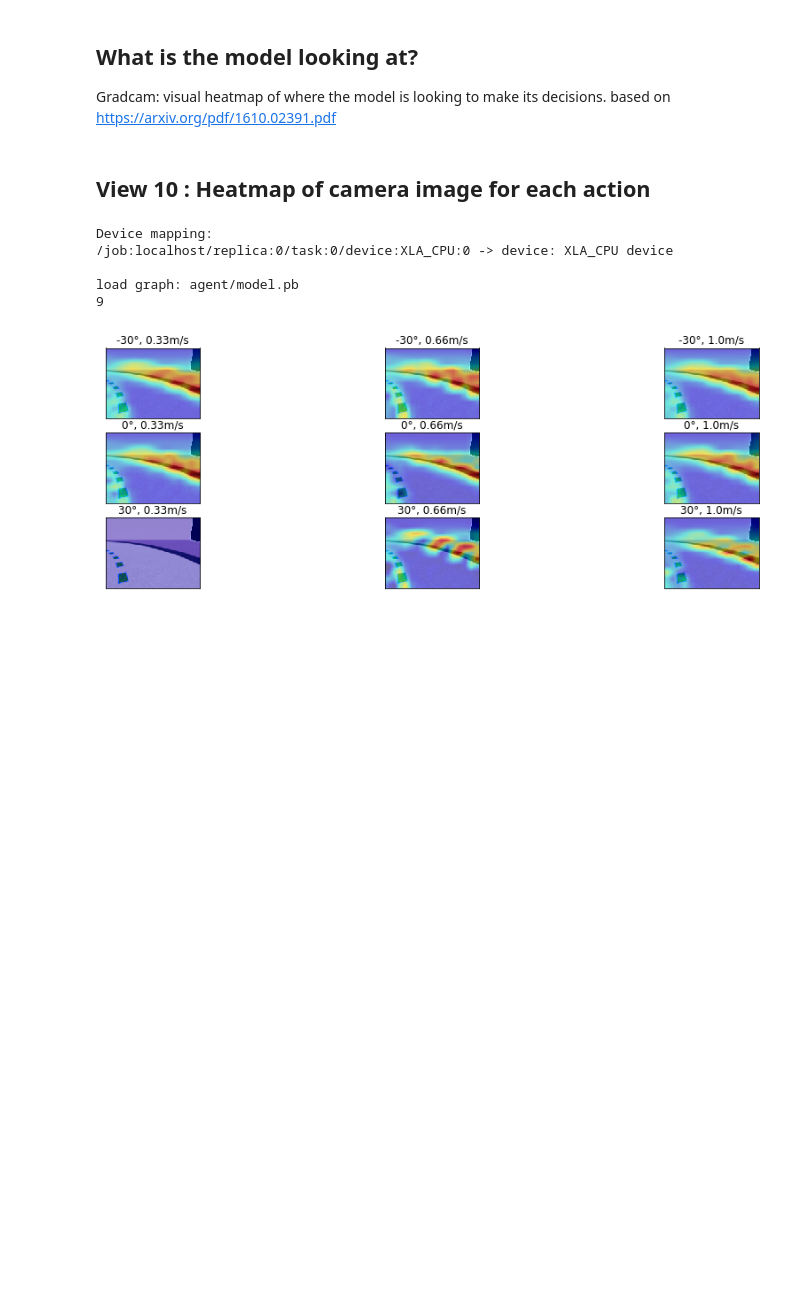
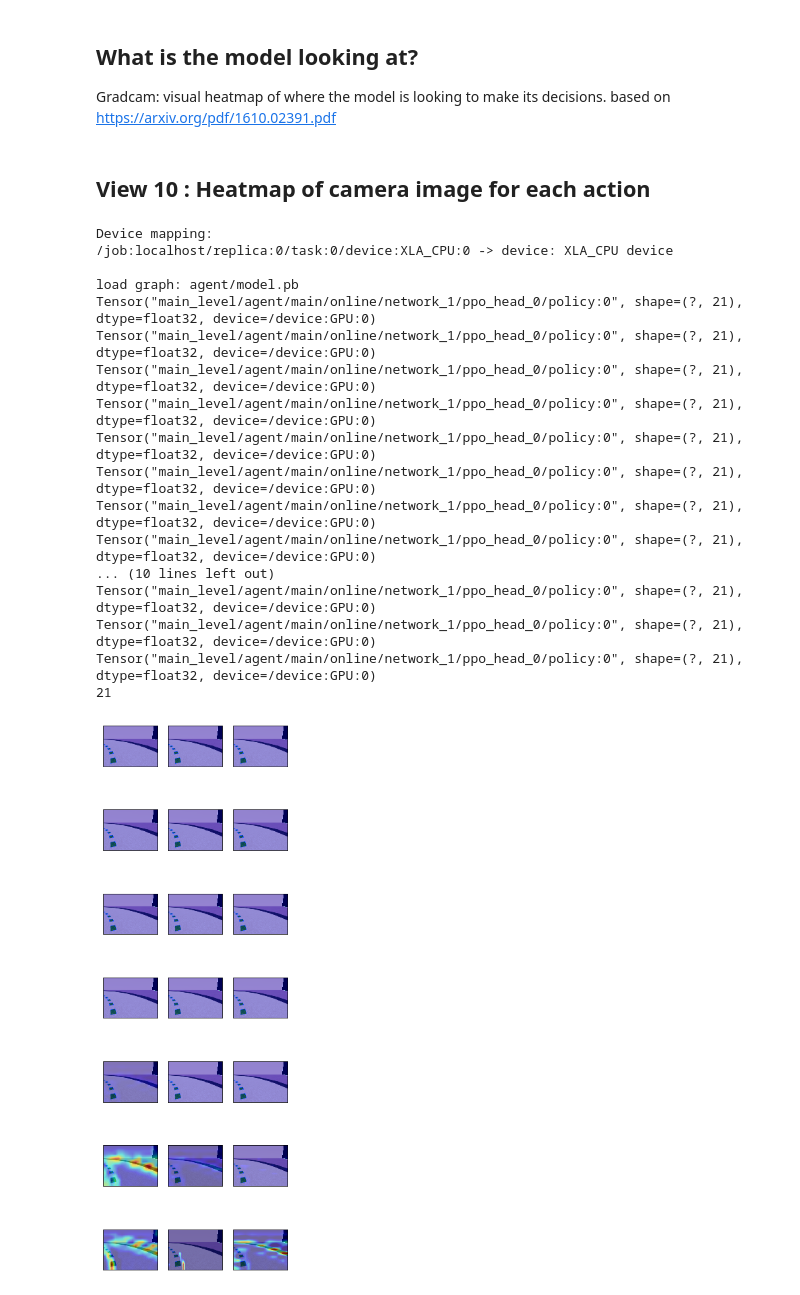
Before and after one commit to itemhsu/DeepraceLog2018, a Jupyter notebook: DeepRacer 2018 reInvent Log Analysis.ipynb, the cells around one changed output. Cells and saved outputs as stored; diff of their text form; code cells hidden in the pictures; blank space fills up the shorter version.

```diff
--- a/DeepRacer 2018 reInvent Log Analysis.ipynb
+++ b/DeepRacer 2018 reInvent Log Analysis.ipynb
@@ -451,7 +270,11 @@ def plot_top_laps(sorted_idx, n_laps=5):
 # %% [markdown]
 ## Load the training log
 # %%
-df = pd.read_csv(merged_simtrace_path)
+#df = pd.read_csv(merged_simtrace_path)
+TRAINING_ITERATION=20
+data = load_data(robomaker_log)
+df = convert_to_pandas(data, None)
+
 iteration_arr = np.arange(math.ceil(df.episode.max()/TRAINING_ITERATION)+1) * TRAINING_ITERATION
 df['iteration'] = np.digitize(df.episode, iteration_arr)
 df = df.rename(columns={"X": "x", "Y": "y", "tstamp": "timestamp"})
@@ -720,29 +552,3 @@ is the model making decisions that are "too close" or is it confident for the la
 ## Download  the model (provided as an example).
 ### We recommend downloading only the ones you are interested in
 ### You have to specify the path of model ,  the prefix is DeepRacer-SageMaker-rlmdl  and the latest directory is what you want
-# %%
-#training_job parsing
-
-x=training_job.split('-')
-# x[4] is datetime stamp
-datetime_stamp=x[4]
-
-import boto3
-s3 = boto3.resource('s3')
-my_bucket = s3.Bucket(s3_bucket)
-targetModel=""
-
-#for my_bucket_object in my_bucket.objects.all():
-for my_bucket_object in my_bucket.objects.filter(Prefix='DeepRacer-SageMaker-rlmdl-'):
-    if datetime_stamp in my_bucket_object.key:
-        print(my_bucket_object.key)
-        targetModel=my_bucket_object.key
-
-
-
-modelPath="s3://{}/".format(s3_bucket)
-modelPath=modelPath+targetModel
-#modelPath=modelPath+"DeepRacer-SageMaker-rlmdl-966911974471-20200612075651-dcffe9b4-a98c-447c-992b-09e0b358a97d/"
-#modelPath=modelPath+"dr-sm-rltj--20200612075652-411481de-7465-4ad2-bea9-8162fe1b7fd0/"
-#modelPath=modelPath+"output/model.tar.gz"
-!aws s3 cp {modelPath} "./"
@@ -906,14 +709,14 @@ def visualize_gradcam_discrete_ppo(sess, rgb_img, category_index=0, num_of_actio
     img_arr = np.expand_dims(img_arr, axis=2)
 
     x = sess.graph.get_tensor_by_name('main_level/agent/main/online/network_0/FRONT_FACING_CAMERA/FRONT_FACING_CAMERA:0')
-    y = sess.graph.get_tensor_by_name('main_level/agent/main/online/network_1/ppo_head_0/policy:0')
+    #y = sess.graph.get_tensor_by_name('main_level/agent/main/online/network_1/ppo_head_0/policy:0')
 
     feed_dict = {x:[img_arr]}
 
 
     #Get he policy head for clipped ppo in coach
     model_out_layer = sess.graph.get_tensor_by_name('main_level/agent/main/online/network_1/ppo_head_0/policy:0')
-
+    print(model_out_layer)
     loss = tf.multiply(model_out_layer, tf.one_hot([category_index], num_of_actions))
 
     reduced_loss = tf.reduce_sum(loss[0])
@@ -952,39 +755,51 @@ def getHeat(f):
     model, obs, model_out = load_session(model_path)
 
     heatmaps = []
     img_matthew = np.array(Image.open(f))
     #plt.imshow(img_matthew)
     #plt.show()
     for idx in range(ACTIONSPACE):
         heatmap = visualize_gradcam_discrete_ppo(model, img_matthew, category_index=idx, num_of_actions=ACTIONSPACE)
         heatmaps.append(heatmap)
 
-    fig = plt.figure(figsize=(16, 5))
+    fig = plt.figure(figsize=(5, 16))
     print(len(heatmaps))
     for i in range(len(heatmaps)):
         ii=i+1
         iModSPEED=i%SPEED
         iDivSPEED=int(i/SPEED)
-        j=iModSPEED*7+iDivSPEED
-        ax = fig.add_subplot(SPEED,DIR , i+1)
+        #j=iModSPEED*DIR+iDivSPEED
+        ax = fig.add_subplot(DIR,SPEED , i+1)
         #ax.set_title(action_names[i], fontsize=8)
         ax.tick_params(labelbottom=False, labelleft=False)
         plt.xticks([])
         plt.yticks([])
         ax.imshow(heatmaps[i])
-        plt.title(str(DIRs[i])+'°, '+str(float(int(SPEEDs[i]*100)/100))+'m/s')
+        #plt.title(str(DIRs[i])+'°, '+str(float(int(SPEEDs[i]*100)/100))+'m/s')
     plt.show()
     tf.reset_default_graph()
 
 getHeat('simulation_episode/sim-image-3-00000.png')
 getHeat('simulation_episode/sim-image-3-00173.png')
 # %% [output]
 Device mapping:
 /job:localhost/replica:0/task:0/device:XLA_CPU:0 -> device: XLA_CPU device
 
 load graph: agent/model.pb
-9
+Tensor("main_level/agent/main/online/network_1/ppo_head_0/policy:0", shape=(?, 21), dtype=float32, device=/device:GPU:0)
+Tensor("main_level/agent/main/online/network_1/ppo_head_0/policy:0", shape=(?, 21), dtype=float32, device=/device:GPU:0)
+Tensor("main_level/agent/main/online/network_1/ppo_head_0/policy:0", shape=(?, 21), dtype=float32, device=/device:GPU:0)
+Tensor("main_level/agent/main/online/network_1/ppo_head_0/policy:0", shape=(?, 21), dtype=float32, device=/device:GPU:0)
+Tensor("main_level/agent/main/online/network_1/ppo_head_0/policy:0", shape=(?, 21), dtype=float32, device=/device:GPU:0)
+Tensor("main_level/agent/main/online/network_1/ppo_head_0/policy:0", shape=(?, 21), dtype=float32, device=/device:GPU:0)
+Tensor("main_level/agent/main/online/network_1/ppo_head_0/policy:0", shape=(?, 21), dtype=float32, device=/device:GPU:0)
+Tensor("main_level/agent/main/online/network_1/ppo_head_0/policy:0", shape=(?, 21), dtype=float32, device=/device:GPU:0)
+... (10 lines left out)
+Tensor("main_level/agent/main/online/network_1/ppo_head_0/policy:0", shape=(?, 21), dtype=float32, device=/device:GPU:0)
+Tensor("main_level/agent/main/online/network_1/ppo_head_0/policy:0", shape=(?, 21), dtype=float32, device=/device:GPU:0)
+Tensor("main_level/agent/main/online/network_1/ppo_head_0/policy:0", shape=(?, 21), dtype=float32, device=/device:GPU:0)
+21
-[figure, old version]
+[figure, new version]
 Device mapping:
 /job:localhost/replica:0/task:0/device:XLA_CPU:0 -> device: XLA_CPU device
 
```
Also changed, not shown: parts of 28 cells of this notebook, 1 other file.
